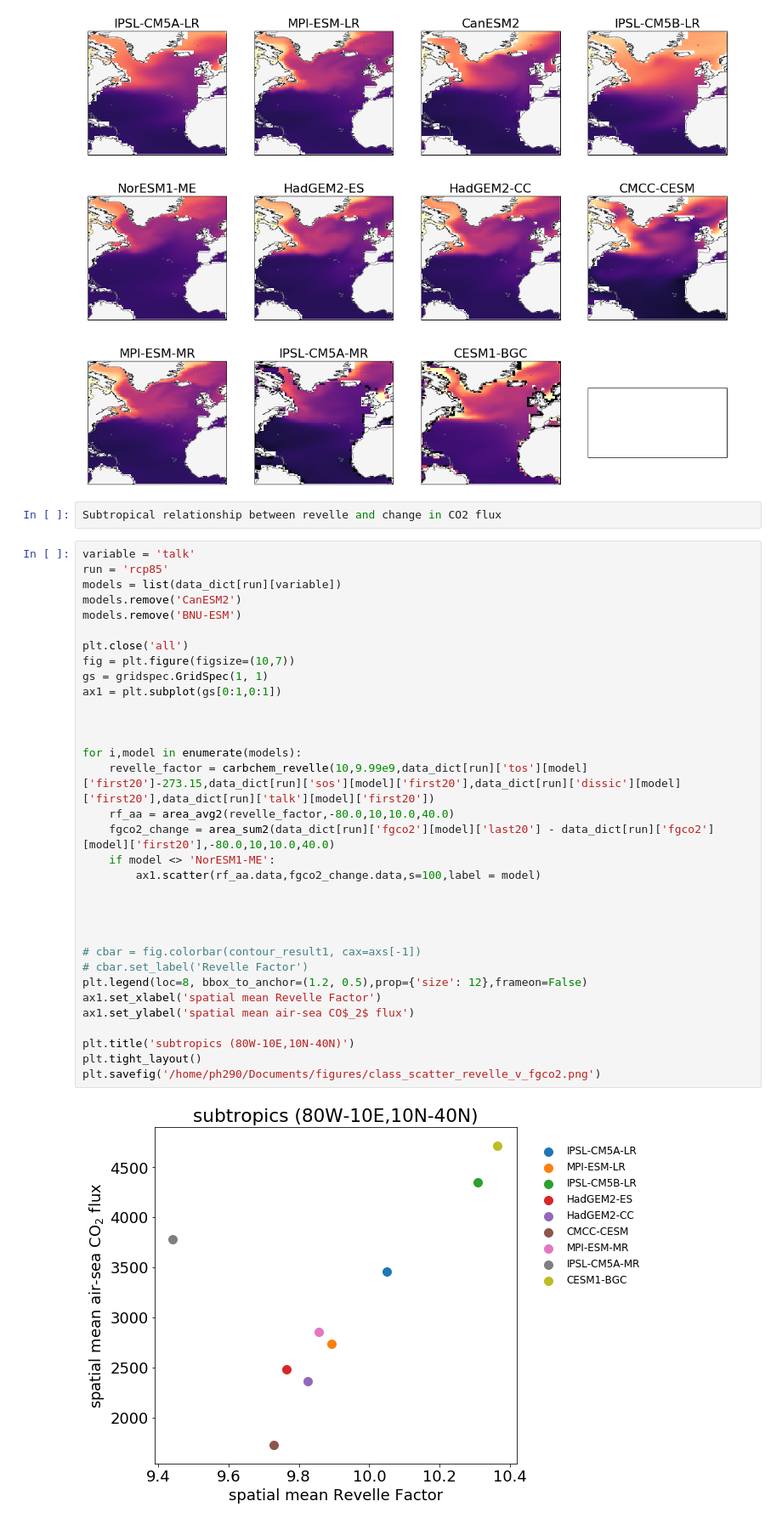
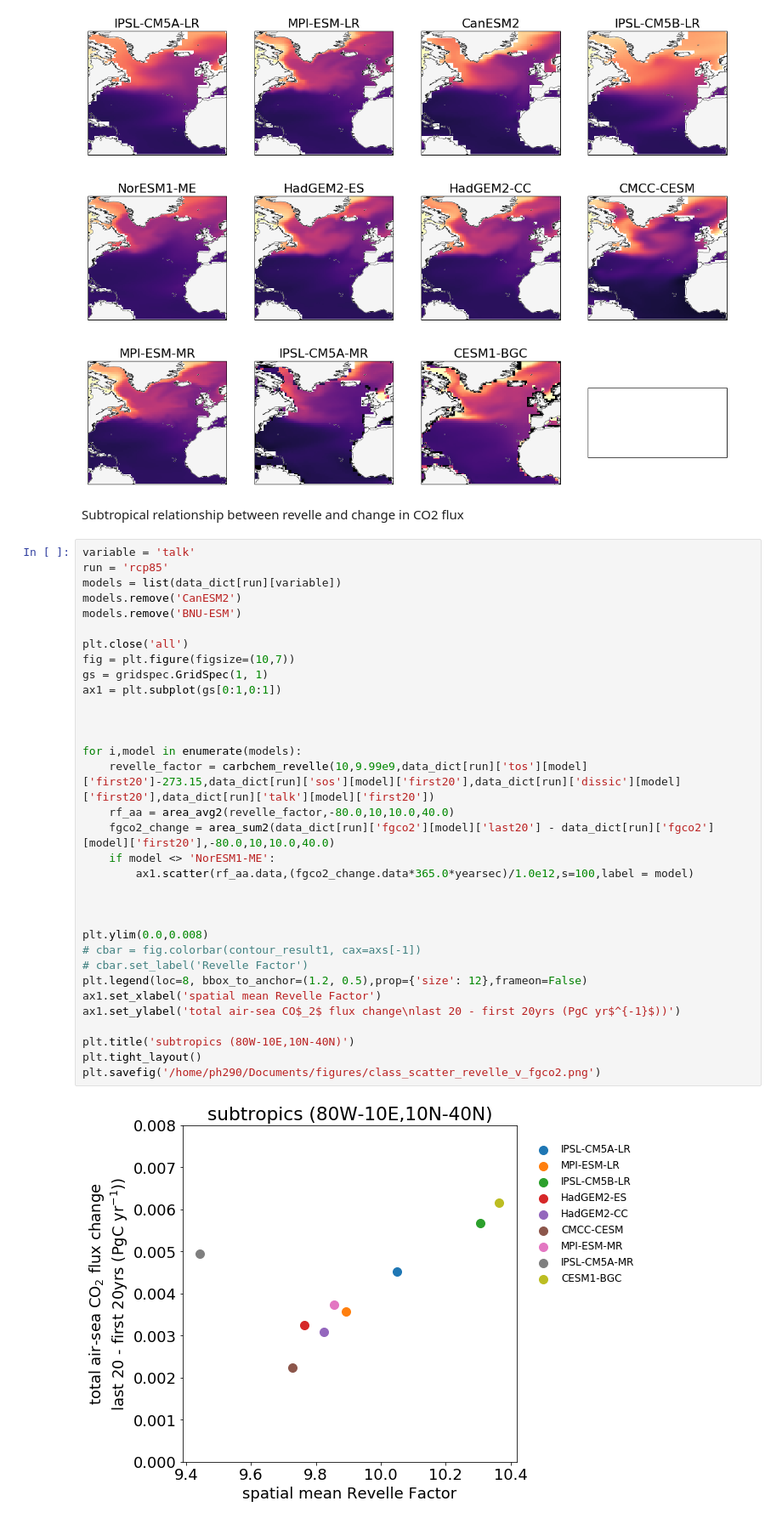
Before and after one commit to PaulHalloran/batmobile_jupyter_notebooks, a Jupyter notebook: analysis_for_noc_talk.ipynb, the cells around one changed output. Shown at 85% size. Saved outputs shown, nothing was run; the diff lists cells and outputs as text.

```diff
--- a/analysis_for_noc_talk.ipynb
+++ b/analysis_for_noc_talk.ipynb
@@ -1222,42 +1158,42 @@ for i,model in enumerate(models):
 plt.savefig('/home/ph290/Documents/figures/class_spatial_revelle_by_model.png')
 # %% [output]
 [figure]
-# %%
-Subtropical relationship between revelle and change in CO2 flux
+# %% [markdown]
+Subtropical relationship between revelle and change in CO2 flux
 # %%
 variable = 'talk'
 run = 'rcp85'
 models = list(data_dict[run][variable])
 models.remove('CanESM2')
 models.remove('BNU-ESM')
 
 plt.close('all')
 fig = plt.figure(figsize=(10,7))
 gs = gridspec.GridSpec(1, 1)
 ax1 = plt.subplot(gs[0:1,0:1])
 
 
 
 for i,model in enumerate(models):
     revelle_factor = carbchem_revelle(10,9.99e9,data_dict[run]['tos'][model]['first20']-273.15,data_dict[run]['sos'][model]['first20'],data_dict[run]['dissic'][model]['first20'],data_dict[run]['talk'][model]['first20'])
     rf_aa = area_avg2(revelle_factor,-80.0,10,10.0,40.0)
     fgco2_change = area_sum2(data_dict[run]['fgco2'][model]['last20'] - data_dict[run]['fgco2'][model]['first20'],-80.0,10,10.0,40.0)
     if model <> 'NorESM1-ME':
-        ax1.scatter(rf_aa.data,fgco2_change.data,s=100,label = model)
+        ax1.scatter(rf_aa.data,(fgco2_change.data*365.0*yearsec)/1.0e12,s=100,label = model)
 
 
 
-
+plt.ylim(0.0,0.008)
 # cbar = fig.colorbar(contour_result1, cax=axs[-1])
 # cbar.set_label('Revelle Factor')
 plt.legend(loc=8, bbox_to_anchor=(1.2, 0.5),prop={'size': 12},frameon=False)
 ax1.set_xlabel('spatial mean Revelle Factor')
-ax1.set_ylabel('spatial mean air-sea CO$_2$ flux')
+ax1.set_ylabel('total air-sea CO$_2$ flux change\nlast 20 - first 20yrs (PgC yr$^{-1}$))')
 
 plt.title('subtropics (80W-10E,10N-40N)')
 plt.tight_layout()
 plt.savefig('/home/ph290/Documents/figures/class_scatter_revelle_v_fgco2.png')
 # %% [output]
-[figure, old version]
+[figure, new version]
 # %%
 Subpolar relationshio between revelle and change in CO2 flux
```
Also changed, not shown: parts of 18 cells of this notebook.
